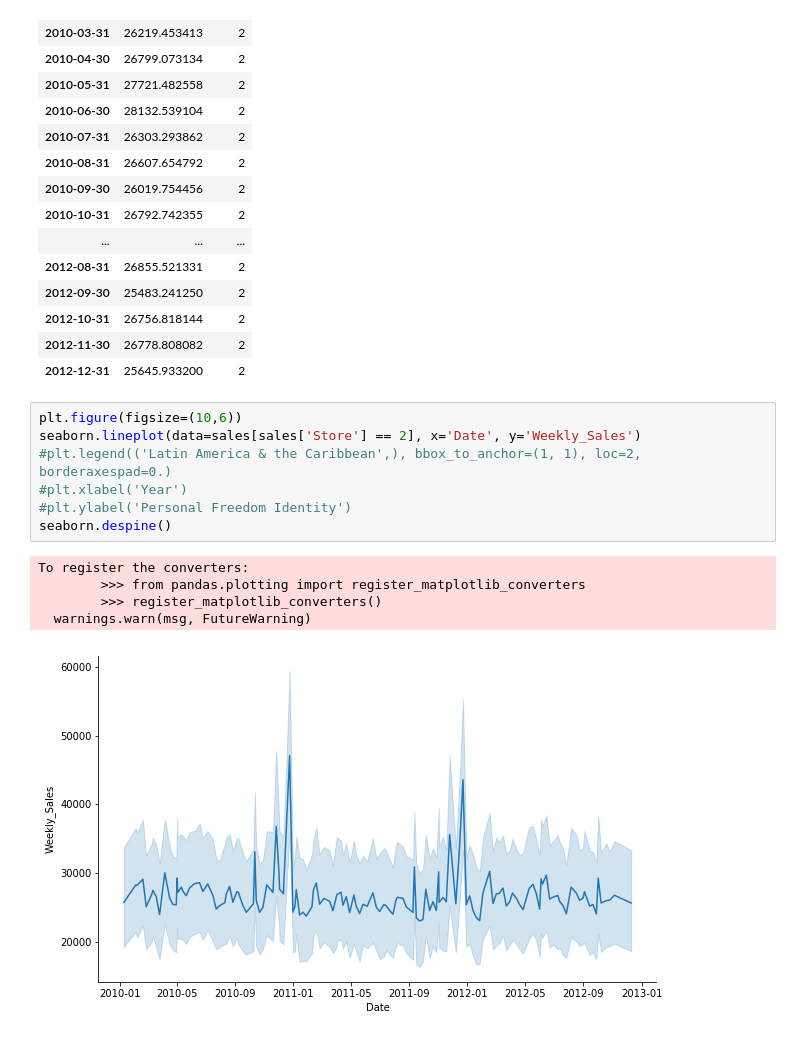
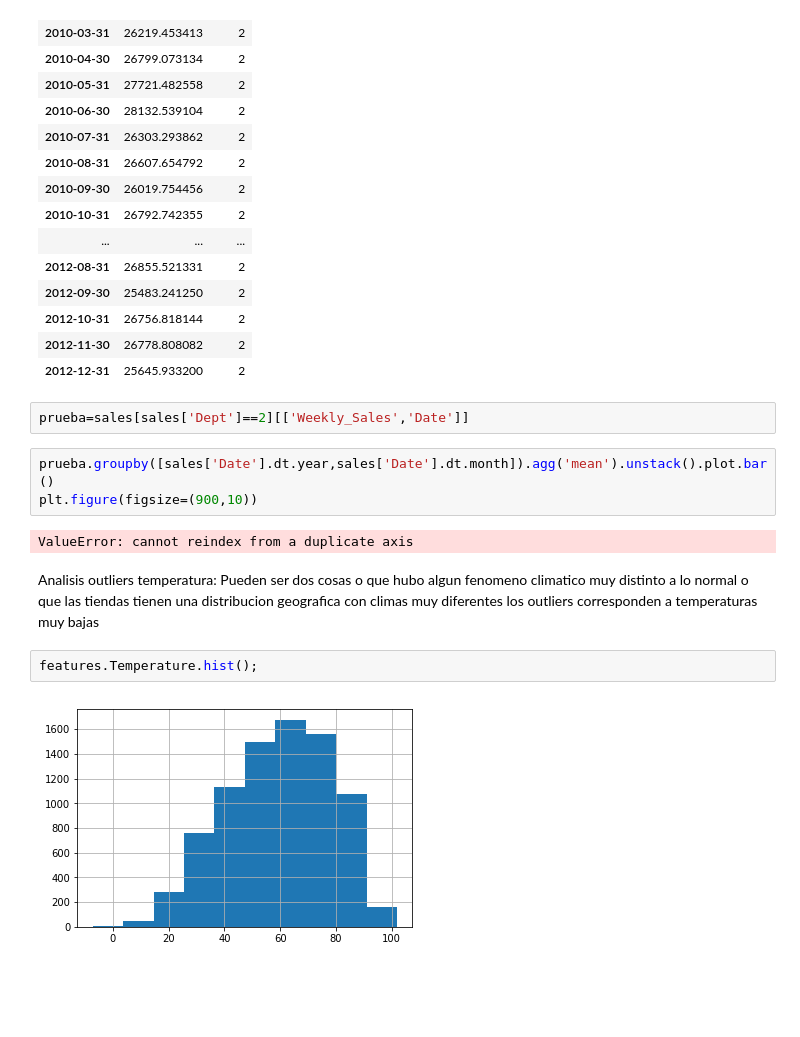
Before and after one commit to dbourdin/diplodatos-mentorias, a Jupyter notebook: analisis-y-visualizacion/retail_data_analytics.ipynb, the cells around one changed output. Saved outputs shown, nothing was run; the diff lists cells and outputs as text; blank space fills up the shorter version.

```diff
--- a/analisis-y-visualizacion/retail_data_analytics.ipynb
+++ b/analisis-y-visualizacion/retail_data_analytics.ipynb
@@ -503,16 +513,17 @@ sales[sales['Store'] == 2].resample('M')[['Weekly_Sales','Store']].mean()
 | 2012-10-31 | 26756.818144 | 2 |
 | 2012-11-30 | 26778.808082 | 2 |
 | 2012-12-31 | 25645.933200 | 2 |
-# %%
-plt.figure(figsize=(10,6))
-seaborn.lineplot(data=sales[sales['Store'] == 2], x='Date', y='Weekly_Sales')
-#plt.legend(('Latin America & the Caribbean',), bbox_to_anchor=(1, 1), loc=2, borderaxespad=0.)
-#plt.xlabel('Year')
-#plt.ylabel('Personal Freedom Identity')
-seaborn.despine()
-# %% [output]
-To register the converters:
-        >>> from pandas.plotting import register_matplotlib_converters
-        >>> register_matplotlib_converters()
-  warnings.warn(msg, FutureWarning)
-[figure, removed]
+# %%
+prueba=sales[sales['Dept']==2][['Weekly_Sales','Date']]
+# %%
+prueba.groupby([sales['Date'].dt.year,sales['Date'].dt.month]).agg('mean').unstack().plot.bar()
+plt.figure(figsize=(900,10))
+# %% [output]
+ValueError: cannot reindex from a duplicate axis
+# %% [markdown]
+Analisis outliers temperatura:
+Pueden ser dos cosas o que hubo algun fenomeno climatico muy distinto a lo normal o que las tiendas tienen una distribucion geografica con climas muy diferentes los outliers corresponden a temperaturas muy bajas
+# %%
+features.Temperature.hist();
+# %% [output]
+[figure, added]
```
Also changed, not shown: parts of 36 cells of this notebook.
